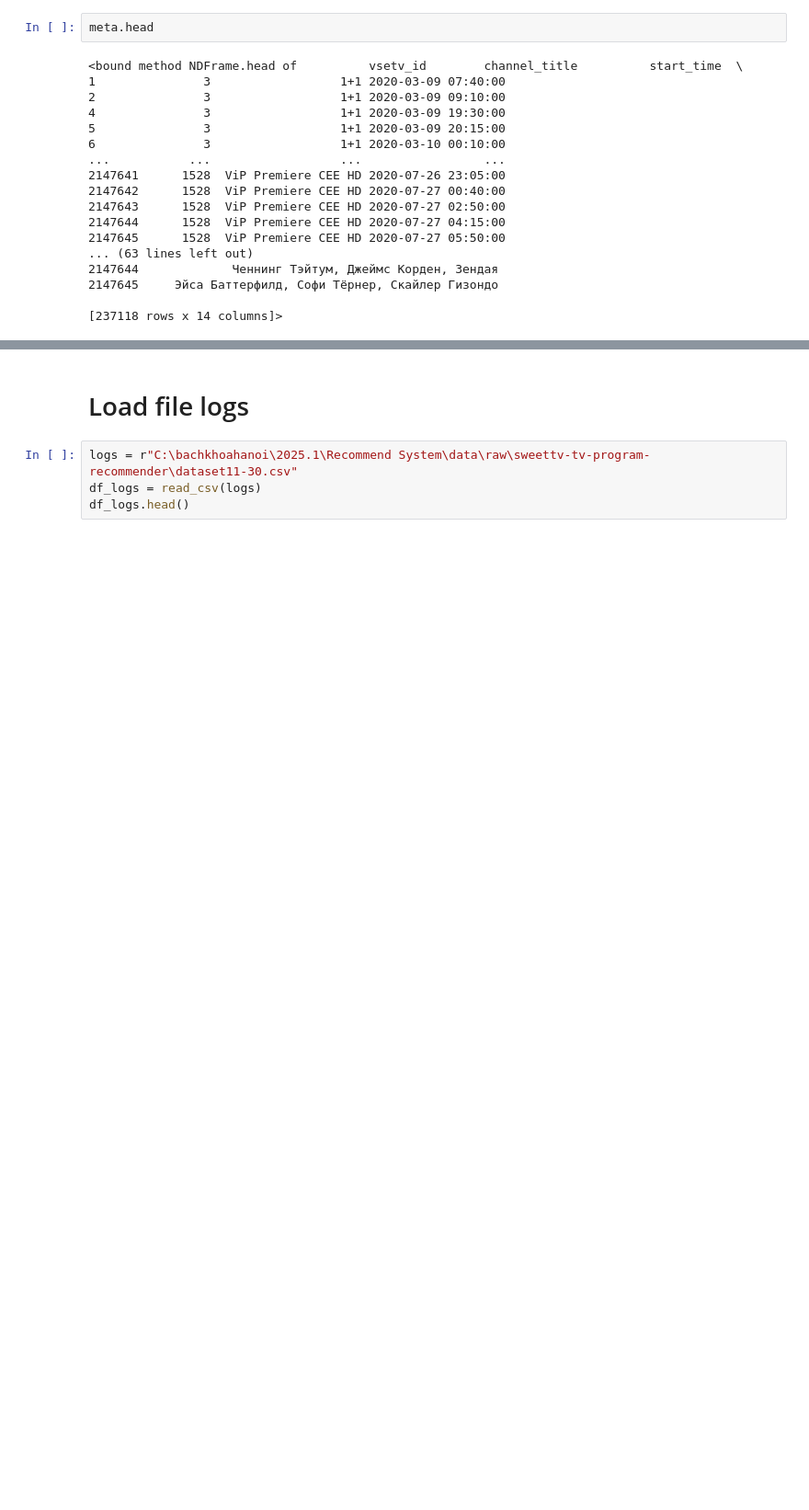
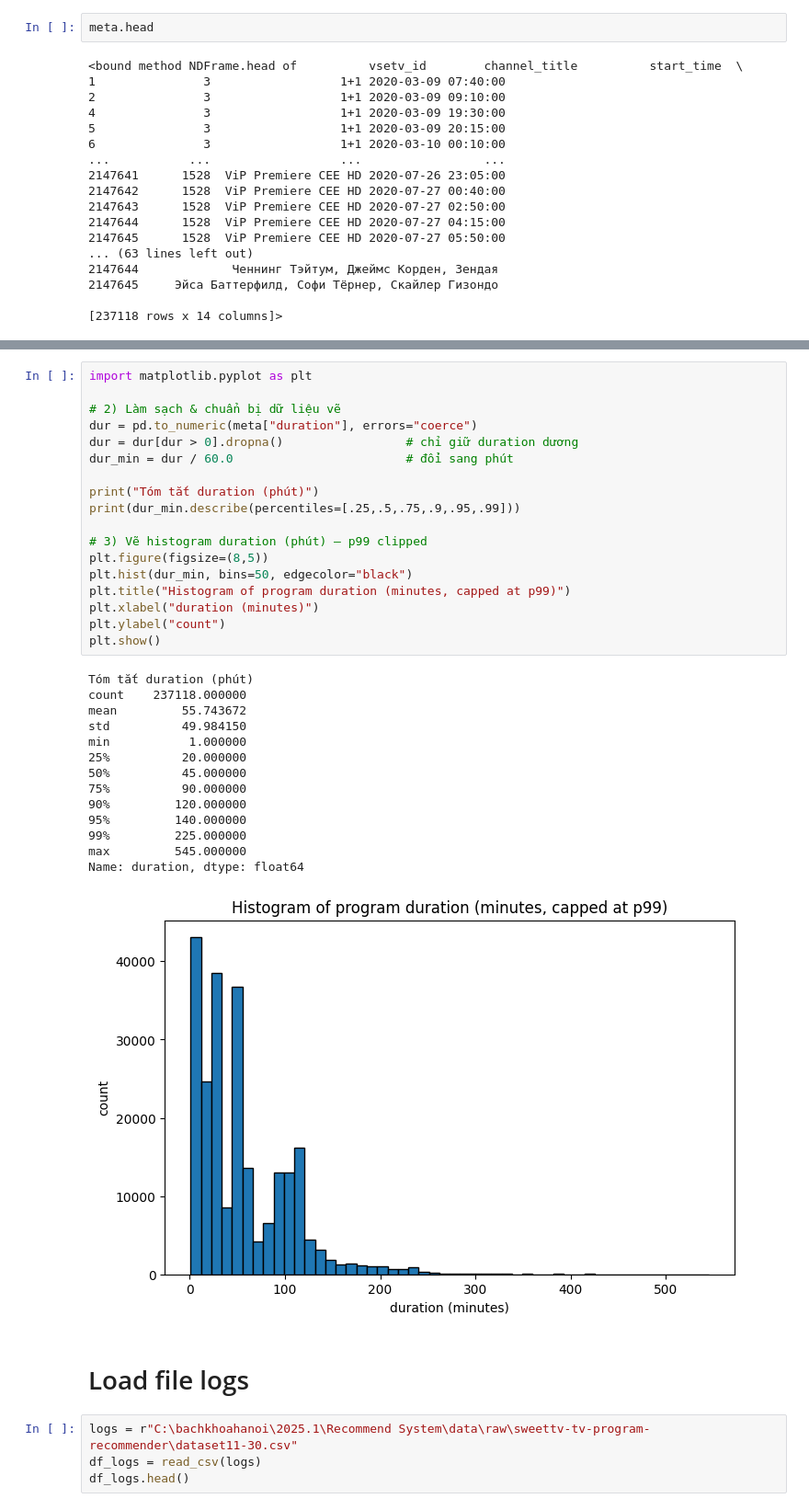
Before and after one commit to ngochuyen2609/tv-program-recommender, a Jupyter notebook: src/preprocessing/preprocessing.ipynb, the cells around one changed output, grey strips where cells are left out. Shown: that part at 92% size. Cells and saved outputs as stored; diff of their text form; blank space fills up the shorter version.

```diff
--- a/src/preprocessing/preprocessing.ipynb
+++ b/src/preprocessing/preprocessing.ipynb
@@ -132,3 +154,36 @@ meta.head
+# %%
+import matplotlib.pyplot as plt
+
+# 2) Làm sạch & chuẩn bị dữ liệu vẽ
+dur = pd.to_numeric(meta["duration"], errors="coerce")
+dur = dur[dur > 0].dropna()                 # chỉ giữ duration dương
+dur_min = dur / 60.0                        # đổi sang phút
+
+print("Tóm tắt duration (phút)")
+print(dur_min.describe(percentiles=[.25,.5,.75,.9,.95,.99]))
+
+# 3) Vẽ histogram duration (phút) – p99 clipped
+plt.figure(figsize=(8,5))
+plt.hist(dur_min, bins=50, edgecolor="black")
+plt.title("Histogram of program duration (minutes, capped at p99)")
+plt.xlabel("duration (minutes)")
+plt.ylabel("count")
+plt.show()
+# %% [output]
+Tóm tắt duration (phút)
+count    237118.000000
+mean         55.743672
+std          49.984150
+min           1.000000
+25%          20.000000
+50%          45.000000
+75%          90.000000
+90%         120.000000
+95%         140.000000
+99%         225.000000
+max         545.000000
+Name: duration, dtype: float64
+[figure, added]
 # %% [markdown]
 # Load file logs
 # %%
```
Also changed, not shown: parts of 19 cells of this notebook, 1 other file.
